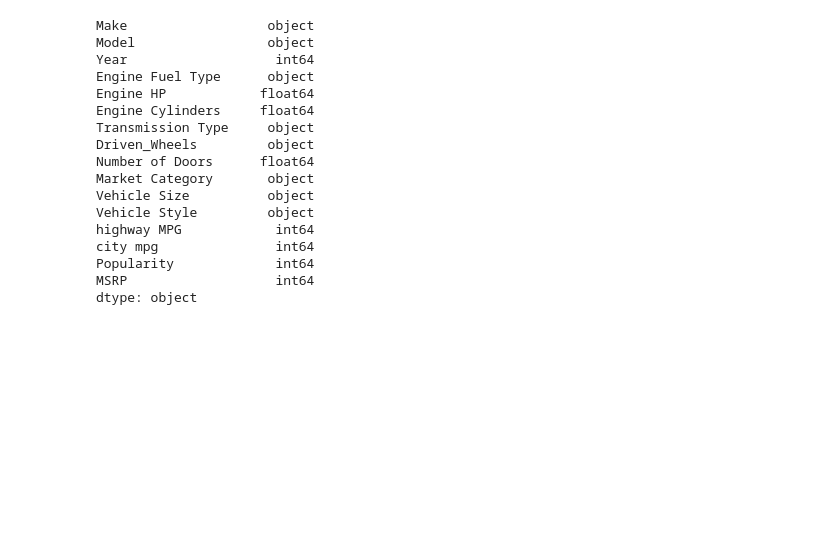
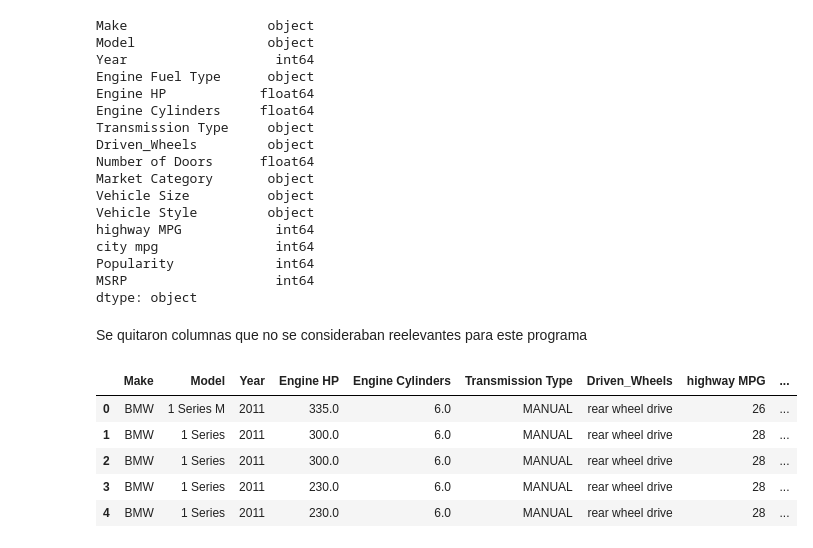
Before and after one commit to fpabi/Tareas, a Jupyter notebook: Tarea9.ipynb, the cells around one changed output. Cells and saved outputs as stored; diff of their text form; code cells hidden in the pictures; blank space fills up the shorter version.

Commit message:
Se quitaron columnas que no se consideraban reelevantes para este programa

```diff
--- a/Tarea9.ipynb
+++ b/Tarea9.ipynb
@@ -63,3 +63,16 @@ city mpg               int64
 Popularity             int64
 MSRP                   int64
 dtype: object
+# %% [markdown]
+Se quitaron columnas que no se consideraban reelevantes para este programa
+# %%
+# Dropping irrelevant columns
+df = df.drop(['Engine Fuel Type', 'Market Category', 'Vehicle Style', 'Popularity', 'Number of Doors', 'Vehicle Size'], axis=1)
+df.head(5)
+# %% [output]
+|  | Make | Model | Year | Engine HP | Engine Cylinders | Transmission Type | Driven_Wheels | highway MPG | ... |
+| 0 | BMW | 1 Series M | 2011 | 335.0 | 6.0 | MANUAL | rear wheel drive | 26 | ... |
+| 1 | BMW | 1 Series | 2011 | 300.0 | 6.0 | MANUAL | rear wheel drive | 28 | ... |
+| 2 | BMW | 1 Series | 2011 | 300.0 | 6.0 | MANUAL | rear wheel drive | 28 | ... |
+| 3 | BMW | 1 Series | 2011 | 230.0 | 6.0 | MANUAL | rear wheel drive | 28 | ... |
+| 4 | BMW | 1 Series | 2011 | 230.0 | 6.0 | MANUAL | rear wheel drive | 28 | ... |
```
